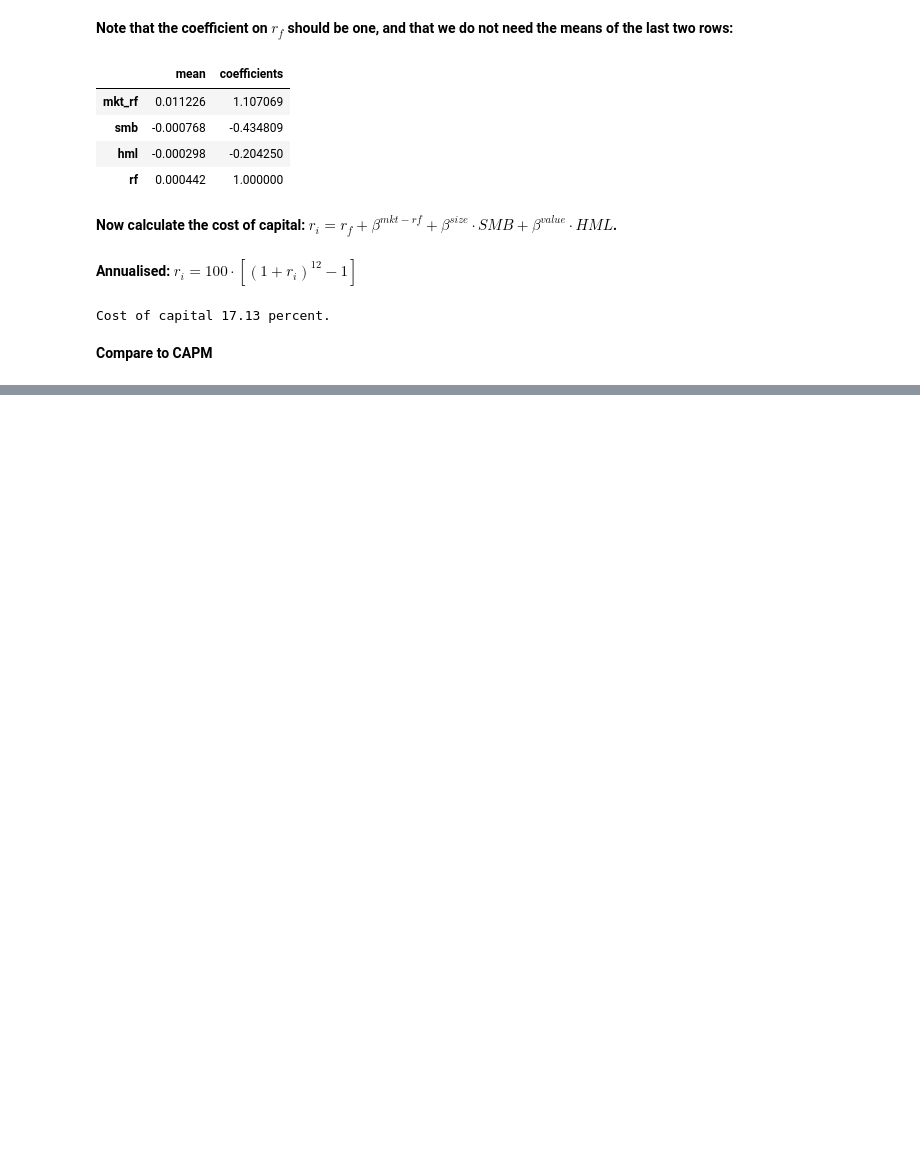
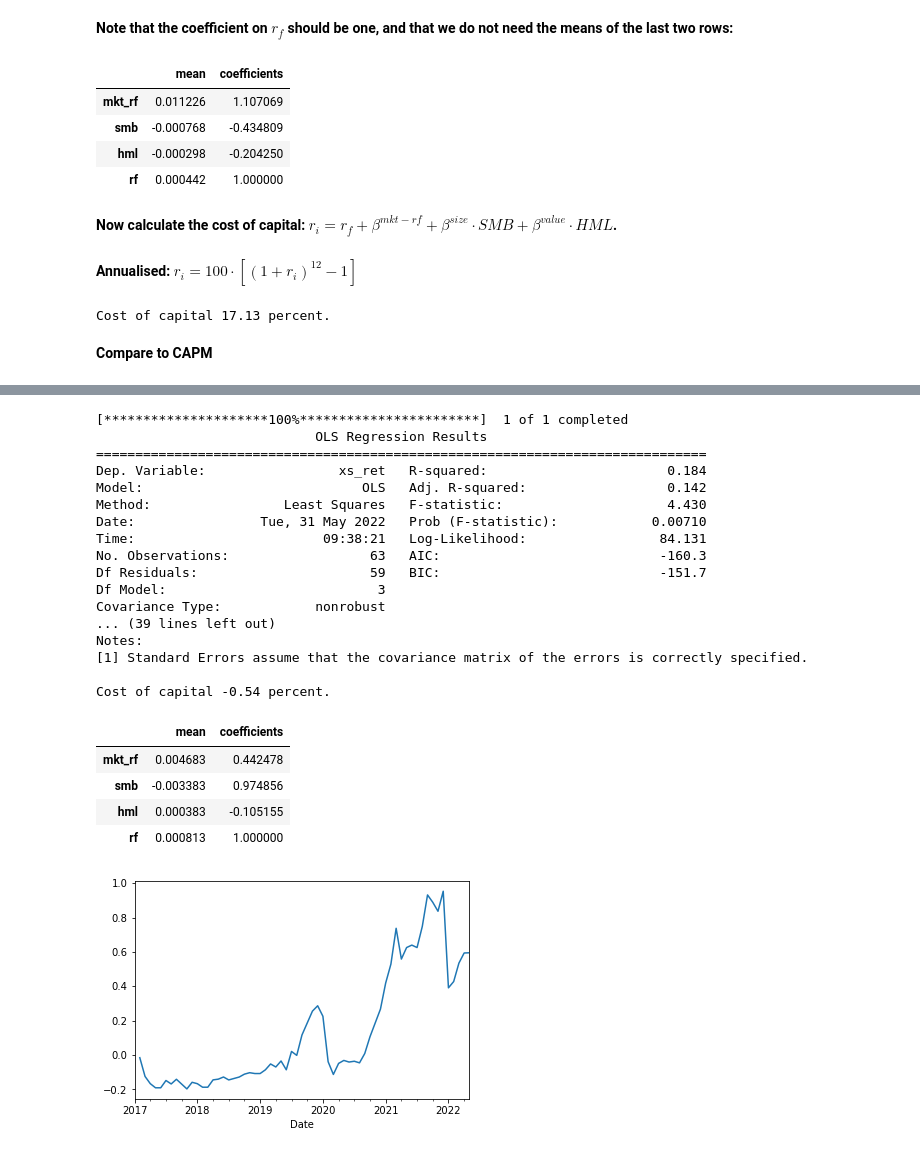
Before and after one commit to blucap/BDBA904, a Jupyter notebook: FFTF.ipynb, the cells around one changed output, grey strips where cells are left out. Saved outputs shown, nothing was run; the diff lists cells and outputs as text; code cells hidden in the pictures; blank space fills up the shorter version.

```diff
--- a/FFTF.ipynb
+++ b/FFTF.ipynb
@@ -226,0 +300,28 @@ Notes:
+# %%
+url = "http://mba.tuck.dartmouth.edu/pages/faculty/ken.french/ftp/Asia_Pacific_ex_Japan_3_Factors_CSV.zip"
+df = famafrench("WHS.NZ", '2017-01-01', '2022-05-01', [0,1,2,3,4,5], 382, url)
+df
+# %% [output]
+[*********************100%***********************]  1 of 1 completed
+                            OLS Regression Results
+==============================================================================
+Dep. Variable:                 xs_ret   R-squared:                       0.184
+Model:                            OLS   Adj. R-squared:                  0.142
+Method:                 Least Squares   F-statistic:                     4.430
+Date:                Tue, 31 May 2022   Prob (F-statistic):            0.00710
+Time:                        09:38:21   Log-Likelihood:                 84.131
+No. Observations:                  63   AIC:                            -160.3
+Df Residuals:                      59   BIC:                            -151.7
+Df Model:                           3
+Covariance Type:            nonrobust
+... (39 lines left out)
+Notes:
+[1] Standard Errors assume that the covariance matrix of the errors is correctly specified.
+
+Cost of capital -0.54 percent.
+|  | mean | coefficients |
+| mkt_rf | 0.004683 | 0.442478 |
+| smb | -0.003383 | 0.974856 |
+| hml | 0.000383 | -0.105155 |
+| rf | 0.000813 | 1.000000 |
+[figure, added]
```
Also changed, not shown: parts of 5 cells of this notebook.
